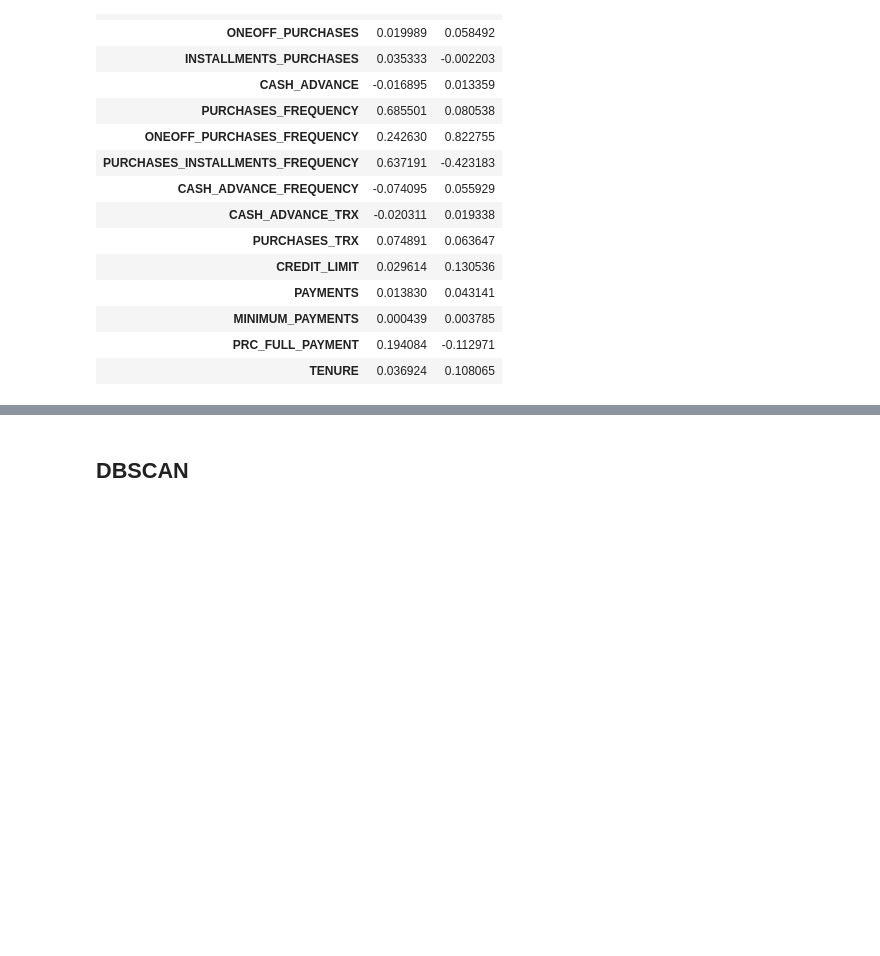
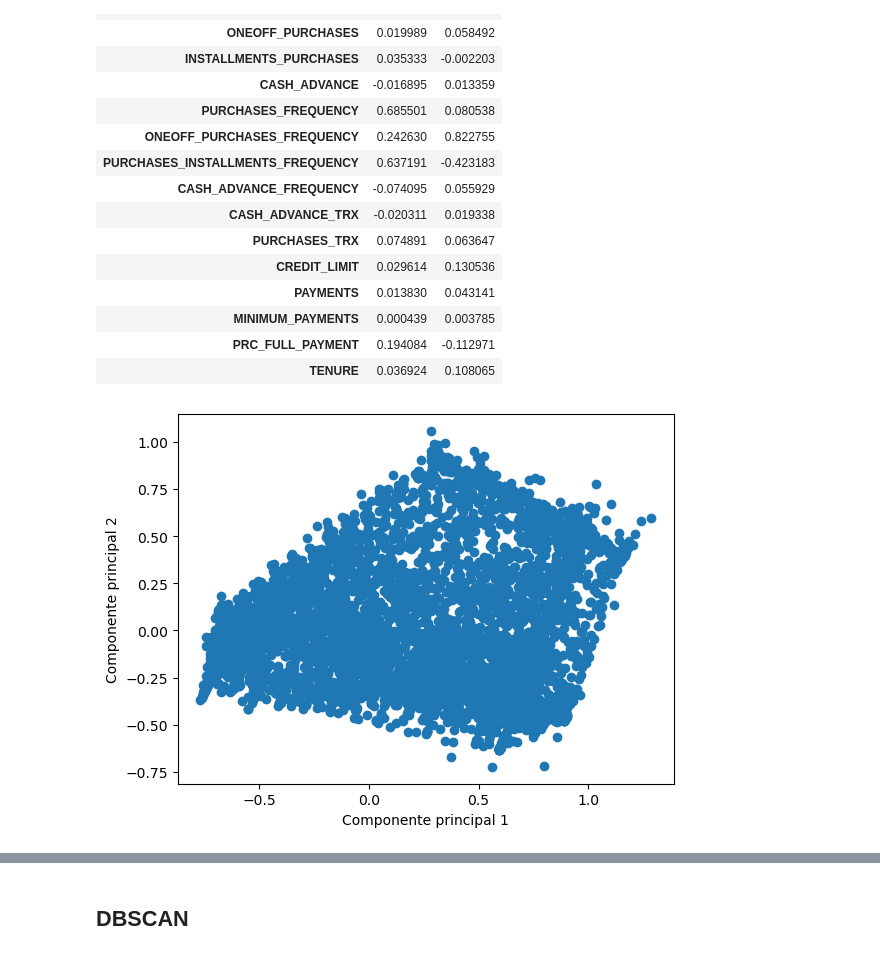
Before and after one commit to pablopuch/segmentacion_clientes, a Jupyter notebook: clients.ipynb, the cells around one changed output, grey strips where cells are left out. Drawn from its saved outputs; the diff is of its cells as text; code cells hidden in the pictures; blank space fills up the shorter version.

```diff
--- a/clients.ipynb
+++ b/clients.ipynb
@@ -178,3 +179,11 @@ pd.DataFrame(np.matrix.transpose(pca.components_), columns=['PC-1', 'PC-2'], ind
 | MINIMUM_PAYMENTS | 0.000439 | 0.003785 |
 | PRC_FULL_PAYMENT | 0.194084 | -0.112971 |
 | TENURE | 0.036924 | 0.108065 |
+# %%
+# Graficar los datos reducidos a 2 dimensiones
+plt.scatter(X_pca[:, 0], X_pca[:, 1])
+plt.xlabel('Componente principal 1')
+plt.ylabel('Componente principal 2')
+plt.show()
+# %% [output]
+[figure, added]
```
Also changed, not shown: parts of 25 cells of this notebook.
